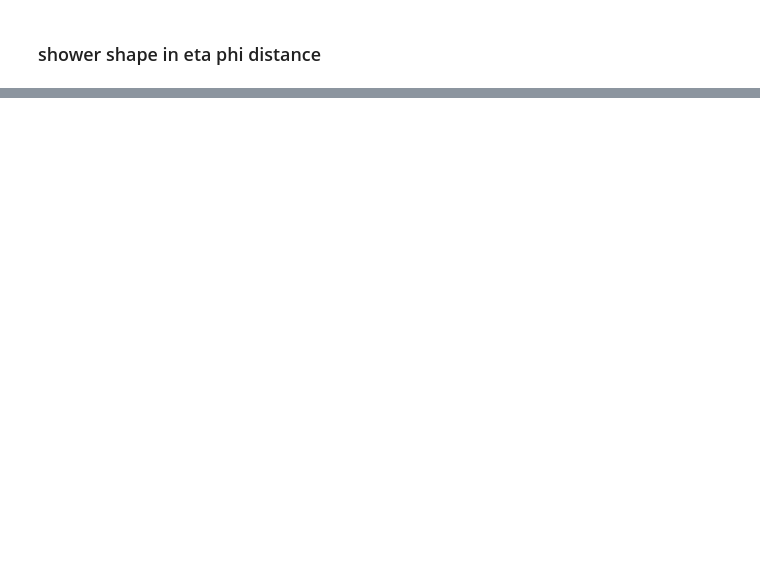
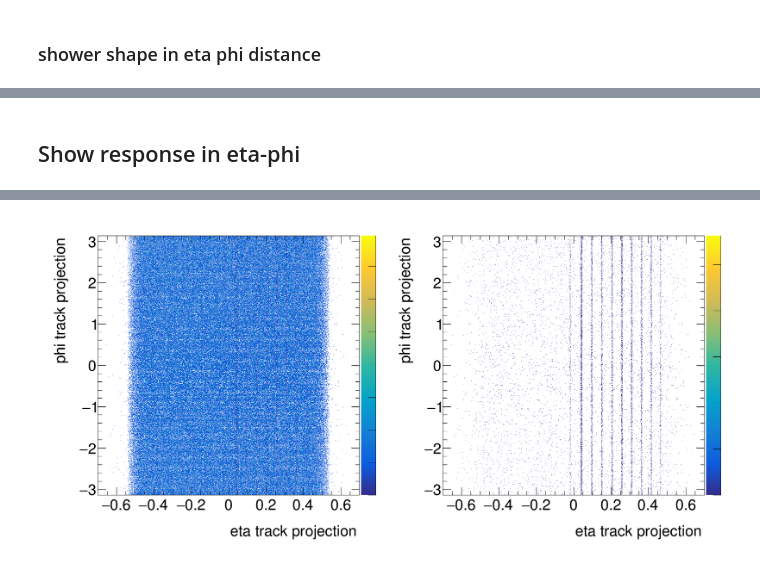
Before and after one commit to blackcathj/analysis-1, a Jupyter notebook: eIDML/macro/Plot.ipynb, the cells around one changed output, grey strips where cells are left out. Saved outputs shown, nothing was run; the diff lists cells and outputs as text; code cells hidden in the pictures; blank space fills up the shorter version.

```diff
--- a/eIDML/macro/Plot.ipynb
+++ b/eIDML/macro/Plot.ipynb
@@ -357,0 +359,40 @@ Warning in <TFile::Append>: Replacing existing TH1: hE7x7pTruth (Potential memor
+# %% [markdown]
+## Show response in eta-phi
+# %%
+%%cpp
+
+{
+
+
+    const char *hist_name_prefix = "ShowerScan";
+    auto c1 = new TCanvas(TString("ShowerScan") ,
+                        TString("TowerScan"),
+                        1800, 900);
+
+    c1->Divide(2, 1);
+    int idx = 1;
+    TPad *p;
+
+    {
+        p = (TPad *) c1->cd(idx++);
+        c1->Update();
+        // p->SetLogy();
+
+        new TH2F("hresponse",";eta track projection;phi track projection", 1000,-.7,.7, 1000,-3.14,3.14);
+        T->Draw("atan2(BECAL_proj_y,BECAL_proj_x):TMath::ATanH(BECAL_proj_z/sqrt(BECAL_proj_x**2 + BECAL_proj_y**2 + BECAL_proj_z**2))>>hresponse","Tower_E7x7/m_truthp","colz");
+
+    }
+
+    {
+        p = (TPad *) c1->cd(idx++);
+        c1->Update();
+        // p->SetLogy();
+
+        new TH2F("hresponse",";eta track projection;phi track projection", 1000,-.7,.7, 1000,-3.14,3.14);
+        T->Draw("atan2(BECAL_proj_y,BECAL_proj_x):TMath::ATanH(BECAL_proj_z/sqrt(BECAL_proj_x**2 + BECAL_proj_y**2 + BECAL_proj_z**2))>>hresponse","Tower_E7x7/m_truthp<.5","colz");
+
+    }
+
+    c1->Draw();
+}
+# %% [output]
@@ -357,0 +400 @@ Warning in <TFile::Append>: Replacing existing TH1: hE7x7pTruth (Potential memor
+[figure, added]
```
Also changed, not shown: parts of 7 cells of this notebook, 3 other files.
